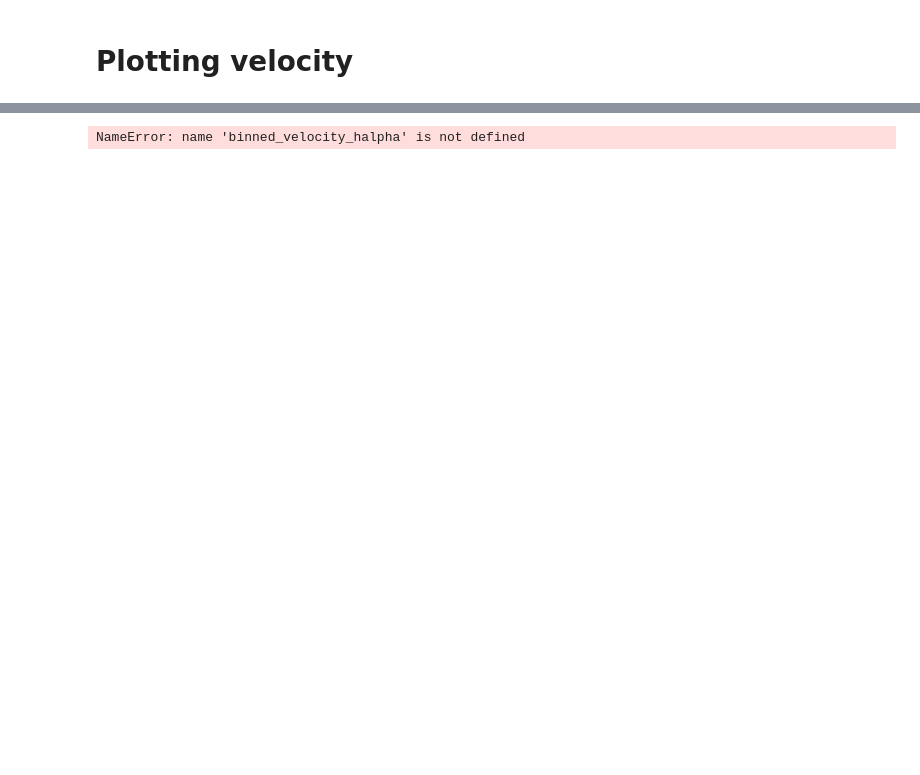
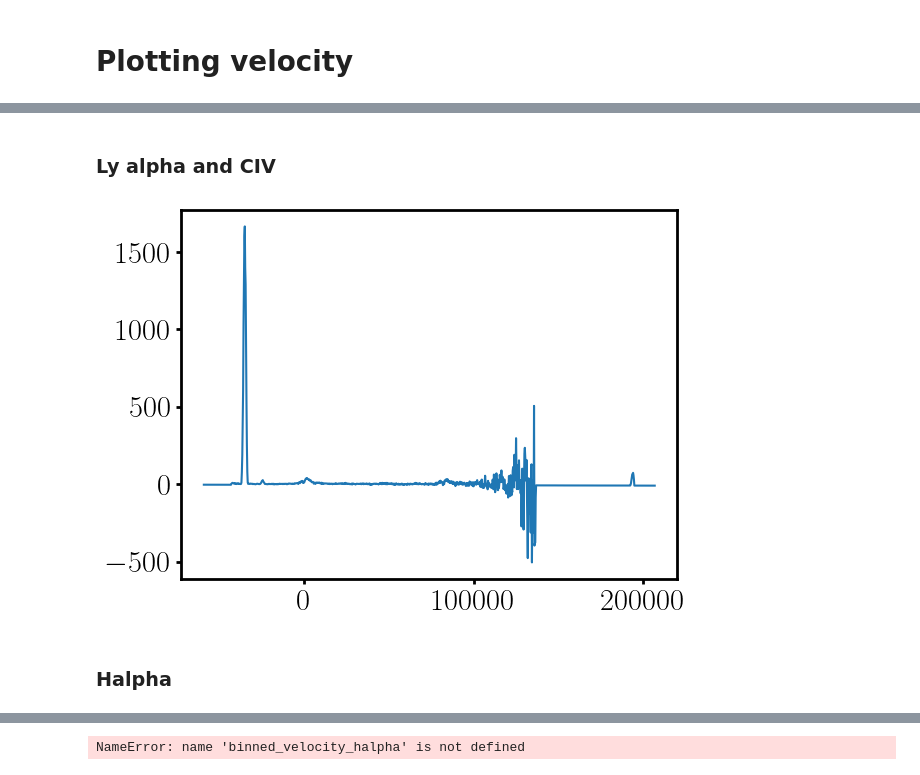
Before and after one commit to seratsaad/j0950, a Jupyter notebook: figure.ipynb, the cells around one changed output, grey strips where cells are left out. Cells and saved outputs as stored; diff of their text form; code cells hidden in the pictures; blank space fills up the shorter version.

```diff
--- a/figure.ipynb
+++ b/figure.ipynb
@@ -215,0 +143,68 @@ flux_civ = flux_civ - pl
+# %% [markdown]
+### Ly alpha and CIV
+# %%
+file_path = 'uvspec_jcr/ascii/bbh019_20220412_COSl.dat'
+z = 0.2144
+
+# Load the data and handle headers manually
+df = pd.read_csv(file_path, delim_whitespace=True, skiprows=7, header=None)
+
+# Manually set column names assuming the first 3 columns are the data we need
+df = df.iloc[:, :3]
+df.columns = ['Wavelength', 'F_lambda', 'e_F_lambda']
+
+# Convert columns to appropriate types
+df = df.apply(pd.to_numeric)
+
+# Sort by Wavelength
+df.sort_values('Wavelength', inplace=True)
+
+# Binning parameters
+bin_width = 1
+bins = np.arange(min(df["Wavelength"]), max(df["Wavelength"]) + bin_width, bin_width)
+bin_centers = 0.5 * (bins[:-1] + bins[1:])
+
+indices = np.digitize(df["Wavelength"], bins)
+
+binned_wl = []
+binned_flux = []
+binned_flux_err = []
+
+# Bin the data
+for i in range(1, len(bins)):
+    in_bin = indices == i
+    if np.any(in_bin):
+        binned_wl.append(np.mean(df["Wavelength"][in_bin]))
+        binned_flux.append(np.mean(df["F_lambda"][in_bin]))
+        binned_flux_err.append(np.mean(df["e_F_lambda"][in_bin]))
+
+binned_wl = np.array(binned_wl) #/ (1+z)
+flux_lyalpha = np.array(binned_flux)
+binned_flux_err = np.array(binned_flux_err)
+
+c = 299792.458
+
+
+rest_wavelength = 1216.25
+vel_lyalpha = c * (binned_wl - rest_wavelength) / rest_wavelength
+
+
+rest_wavelength = 1546.15
+vel_civ = c * (binned_wl - rest_wavelength) / rest_wavelength
+
+
+
+
+pl = powerlaw(binned_wl, 4.380005054, -1.185610706)
+
+
+flux_lyalpha = flux_lyalpha - pl
+flux_civ = flux_lyalpha - (pl-10)
+
+
+plt.plot(vel_lyalpha, flux_lyalpha)
+plt.show()
+# %% [output]
+[figure, added]
+# %% [markdown]
+### Halpha
```
Also changed, not shown: parts of 14 cells of this notebook, 5 other files.
